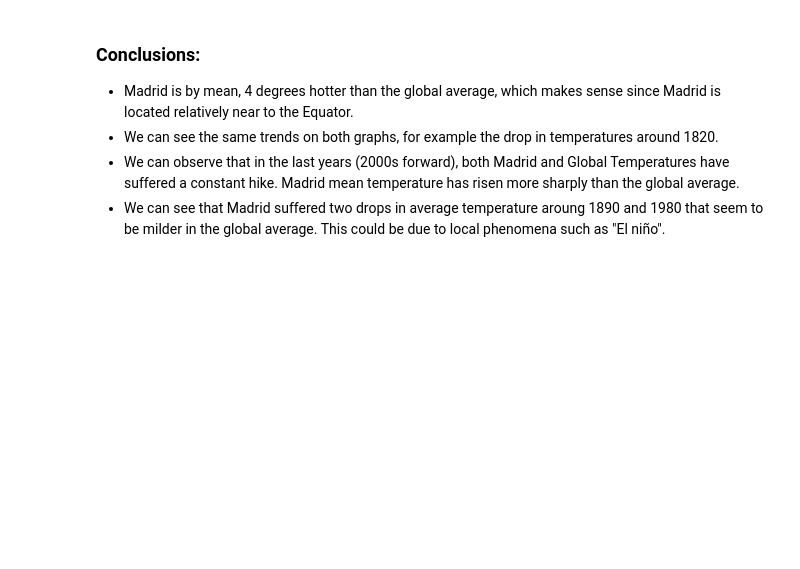
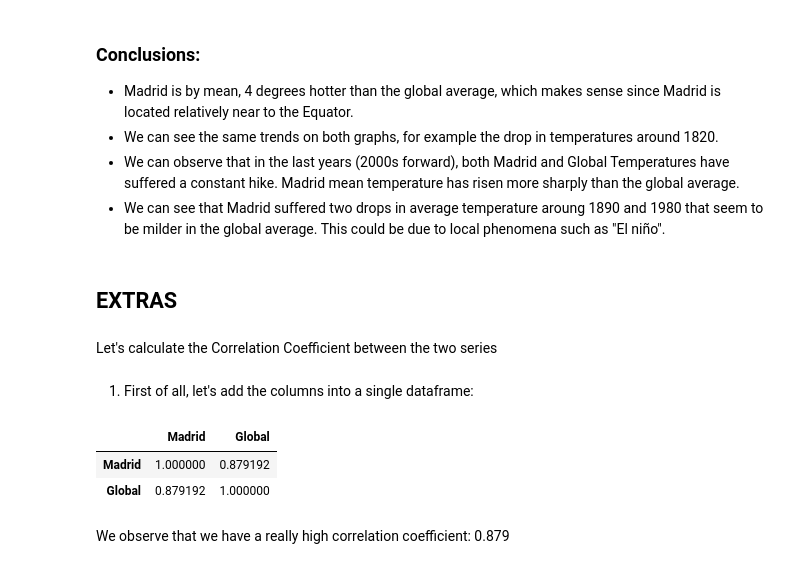
Before and after one commit to DiegoMerino28/weather-trends-exploration, a Jupyter notebook: weather_exploration.ipynb, the cells around one changed output. Cells and saved outputs as stored; diff of their text form; code cells hidden in the pictures; blank space fills up the shorter version.

Commit message:
Added The Pearson Correlation Coefficient

```diff
--- a/weather_exploration.ipynb
+++ b/weather_exploration.ipynb
@@ -92,3 +92,28 @@ plt.show()
 * We can see the same trends on both graphs, for example the drop in temperatures around 1820.
 * We can observe that in the last years (2000s forward), both Madrid and Global Temperatures have suffered a constant hike. Madrid mean temperature has risen more sharply than the global average.
 * We can see that Madrid suffered two drops in average temperature aroung 1890 and 1980 that seem to be milder in the global average. This could be due to local phenomena such as "El niño".
+# %% [markdown]
+## EXTRAS
+# %% [markdown]
+Let's calculate the Correlation Coefficient between the two series
+# %% [markdown]
+1. First of all, let's add the columns into a single dataframe:
+# %%
+# Setup of the new dataframe
+total_dataframe = city_data['SMA10Year'].to_frame()
+total_dataframe.rename(columns={'SMA10Year':'Madrid'}, inplace= True)
+total_dataframe['Global'] = global_data['SMA10Year']
+
+# We drop the Na values created so that it's not a problem when we calculate the correlation coefficient
+
+total_dataframe.dropna(inplace=True)
+
+# Now We calculate the correlation coefficient
+
+total_dataframe.corr(method= 'pearson')
+# %% [output]
+|  | Madrid | Global |
+| Madrid | 1.000000 | 0.879192 |
+| Global | 0.879192 | 1.000000 |
+# %% [markdown]
+We observe that we have a really high correlation coefficient: 0.879
```
